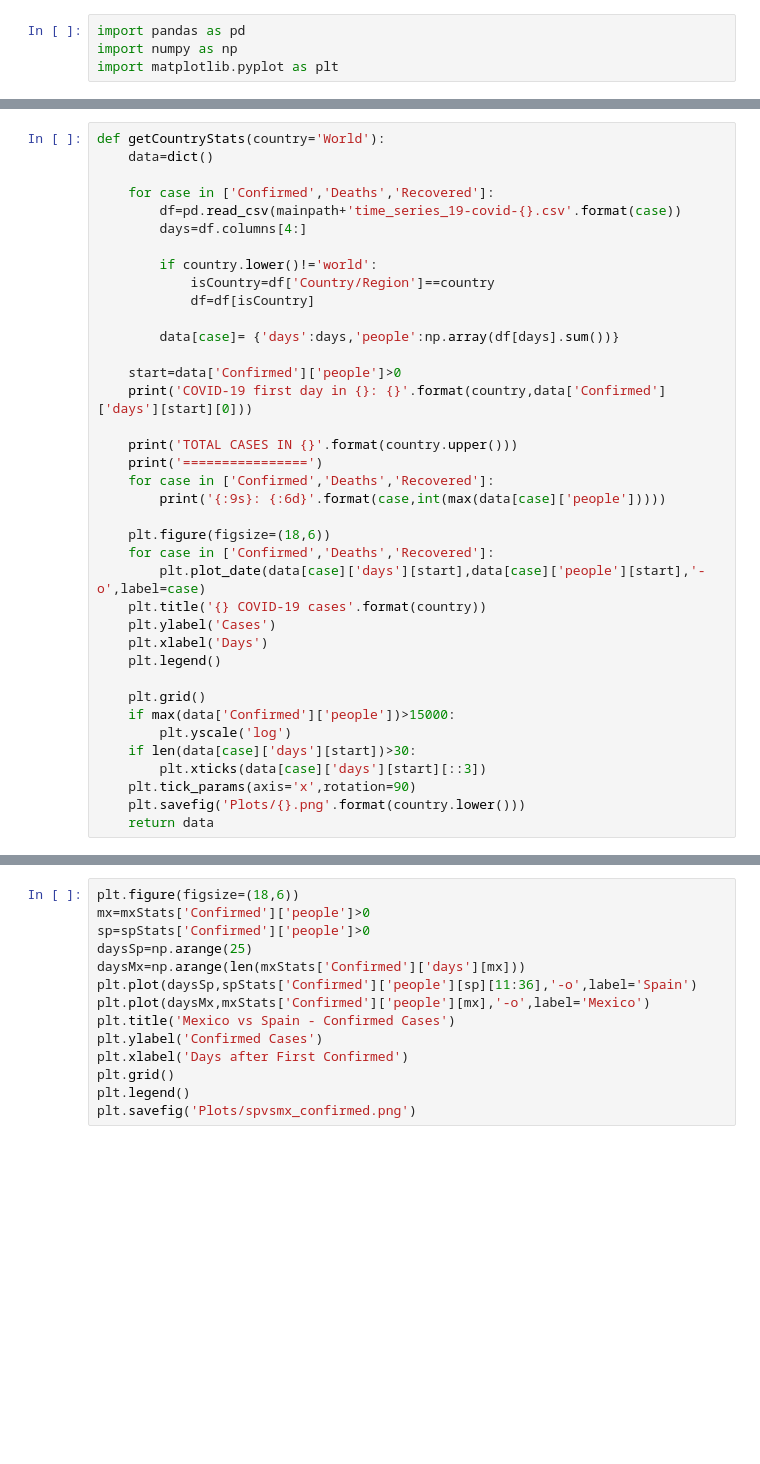
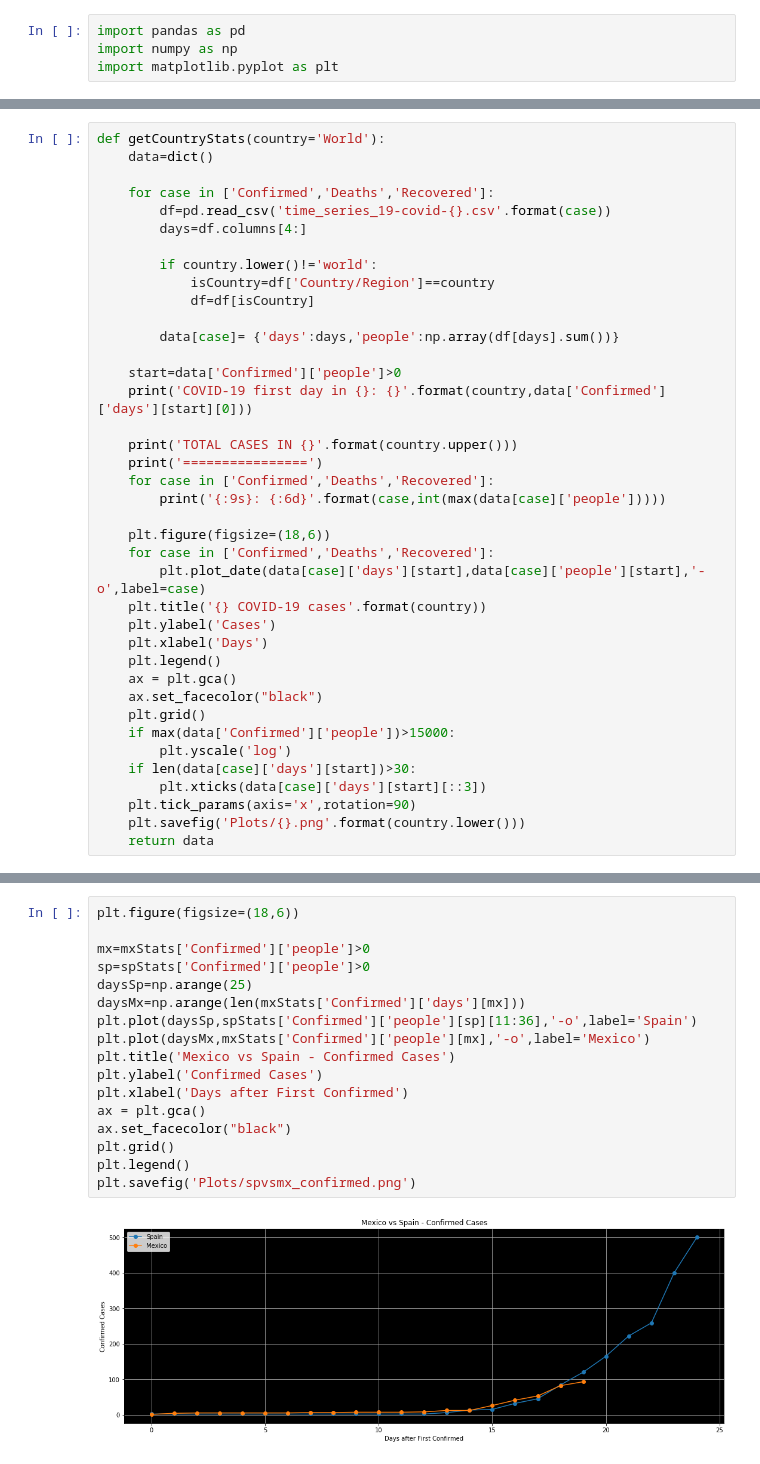
Before and after one commit to Tarek3141592/Covid19, a Jupyter notebook: Covid19.ipynb, the cells around one changed output, grey strips where cells are left out. Cells and saved outputs as stored; diff of their text form; blank space fills up the shorter version.

```diff
--- a/Covid19.ipynb
+++ b/Covid19.ipynb
@@ -9,7 +9,7 @@ def getCountryStats(country='World'):
     data=dict()
 
     for case in ['Confirmed','Deaths','Recovered']:
-        df=pd.read_csv(mainpath+'time_series_19-covid-{}.csv'.format(case))
+        df=pd.read_csv('time_series_19-covid-{}.csv'.format(case))
         days=df.columns[4:]
 
         if country.lower()!='world':
@@ -33,7 +33,8 @@ def getCountryStats(country='World'):
     plt.ylabel('Cases')
     plt.xlabel('Days')
     plt.legend()
-
+    ax = plt.gca()
+    ax.set_facecolor("black")
     plt.grid()
     if max(data['Confirmed']['people'])>15000:
         plt.yscale('log')
@@ -52,17 +77,22 @@ plt.yscale('linear')
 # %%
 plt.figure(figsize=(18,6))
+
 mx=mxStats['Confirmed']['people']>0
 sp=spStats['Confirmed']['people']>0
 daysSp=np.arange(25)
 daysMx=np.arange(len(mxStats['Confirmed']['days'][mx]))
 plt.plot(daysSp,spStats['Confirmed']['people'][sp][11:36],'-o',label='Spain')
 plt.plot(daysMx,mxStats['Confirmed']['people'][mx],'-o',label='Mexico')
 plt.title('Mexico vs Spain - Confirmed Cases')
 plt.ylabel('Confirmed Cases')
 plt.xlabel('Days after First Confirmed')
+ax = plt.gca()
+ax.set_facecolor("black")
 plt.grid()
 plt.legend()
 plt.savefig('Plots/spvsmx_confirmed.png')
+# %% [output]
+[figure, added]
 # %%
 plt.figure(figsize=(18,6))
 plt.title('Mexico vs Spain - Deaths')
```
Also changed, not shown: parts of 5 cells of this notebook.
